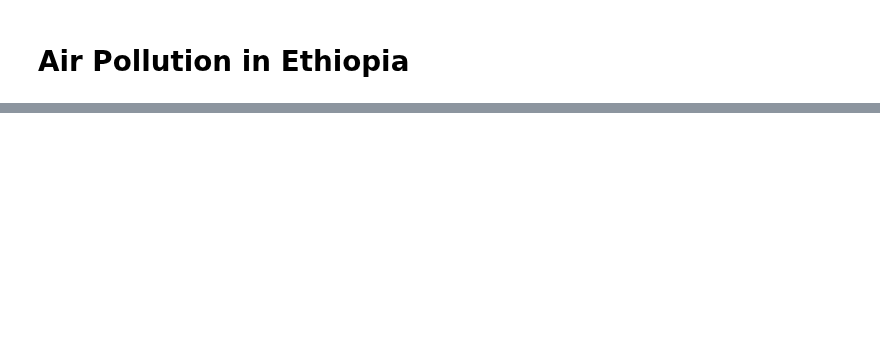
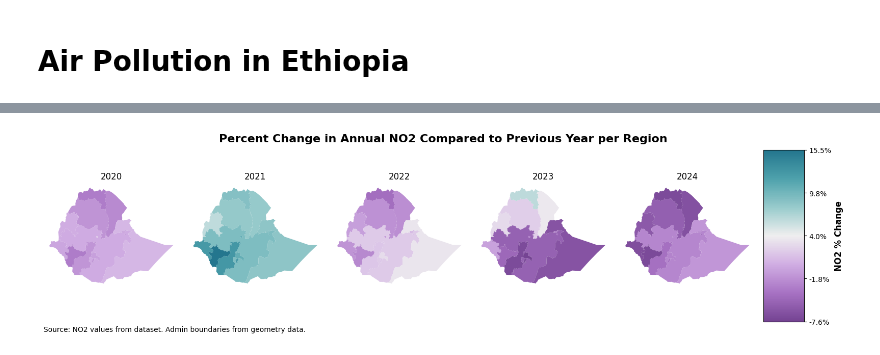
Before and after one commit to datapartnership/ethiopia-economic-monitoring, a Jupyter notebook: notebooks/air-pollution/air_pollution_ethiopia.ipynb, the cells around one changed output, grey strips where cells are left out. Drawn from its saved outputs; the diff is of its cells as text; code cells hidden in the pictures; blank space fills up the shorter version.

```diff
--- a/notebooks/air-pollution/air_pollution_ethiopia.ipynb
+++ b/notebooks/air-pollution/air_pollution_ethiopia.ipynb
@@ -559,0 +555,13 @@ plt.show()
+# %%
+fig = plot_regional_timeseries(
+    df=air_pollution_annual_adm1,
+    variable_column='NO2',
+    geometry_df=ethiopia_adm1,
+    #base_year=2019,
+    pc_change=True,
+    percent_change_column='percent_change_NO2_PY',
+    exclude_years=[2019],
+    title='Percent Change in Annual NO2 Compared to Previous Year per Region'
+)
+# %% [output]
+[figure, added]
```
Also changed, not shown: parts of 35 cells of this notebook, 3 other files.
